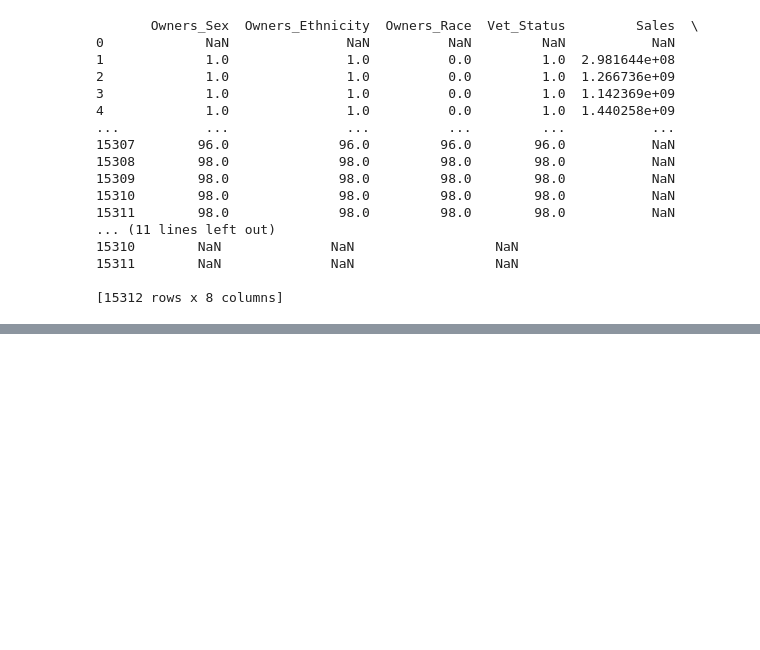
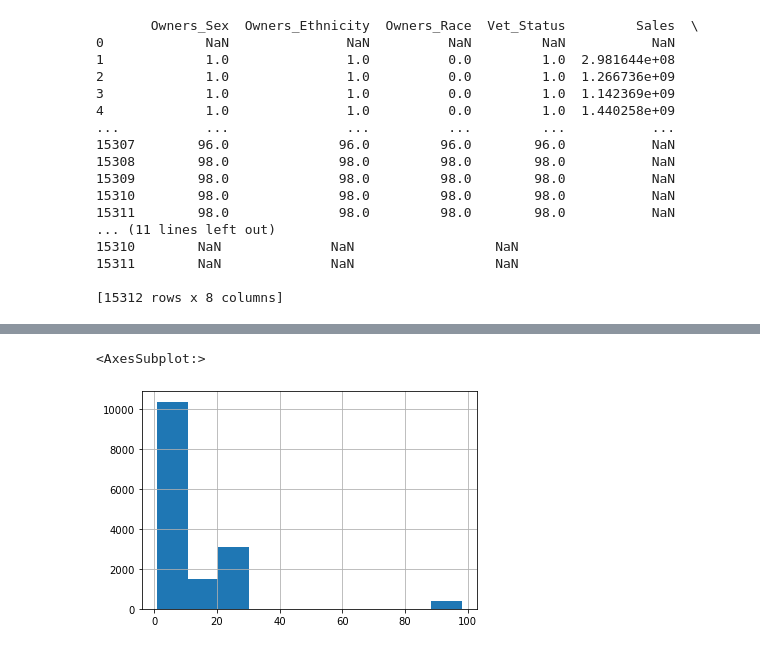
Before and after one commit to janolos/Team-WIB, a Jupyter notebook: 2020 ABS Business Data.ipynb, the cells around one changed output, grey strips where cells are left out. Cells and saved outputs as stored; diff of their text form; code cells hidden in the pictures; blank space fills up the shorter version.

```diff
--- a/2020 ABS Business Data.ipynb
+++ b/2020 ABS Business Data.ipynb
@@ -91,0 +173,5 @@ print(WBiz2020Sub_2float)
+# %%
+WBiz2020Sub_2float['Owners_Ethnicity'].hist()
+# %% [output]
+<AxesSubplot:>
+[figure, added]
```
Also changed, not shown: parts of 20 cells of this notebook.
